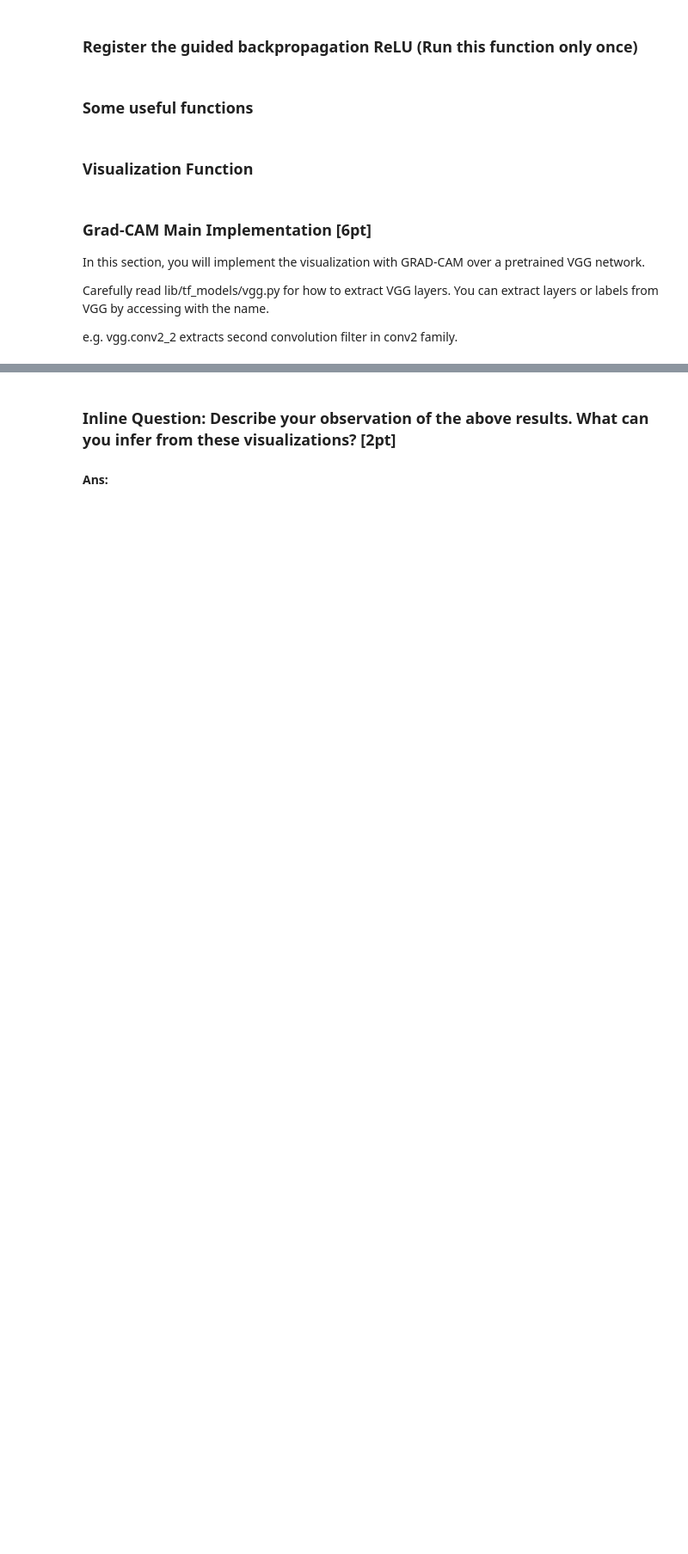
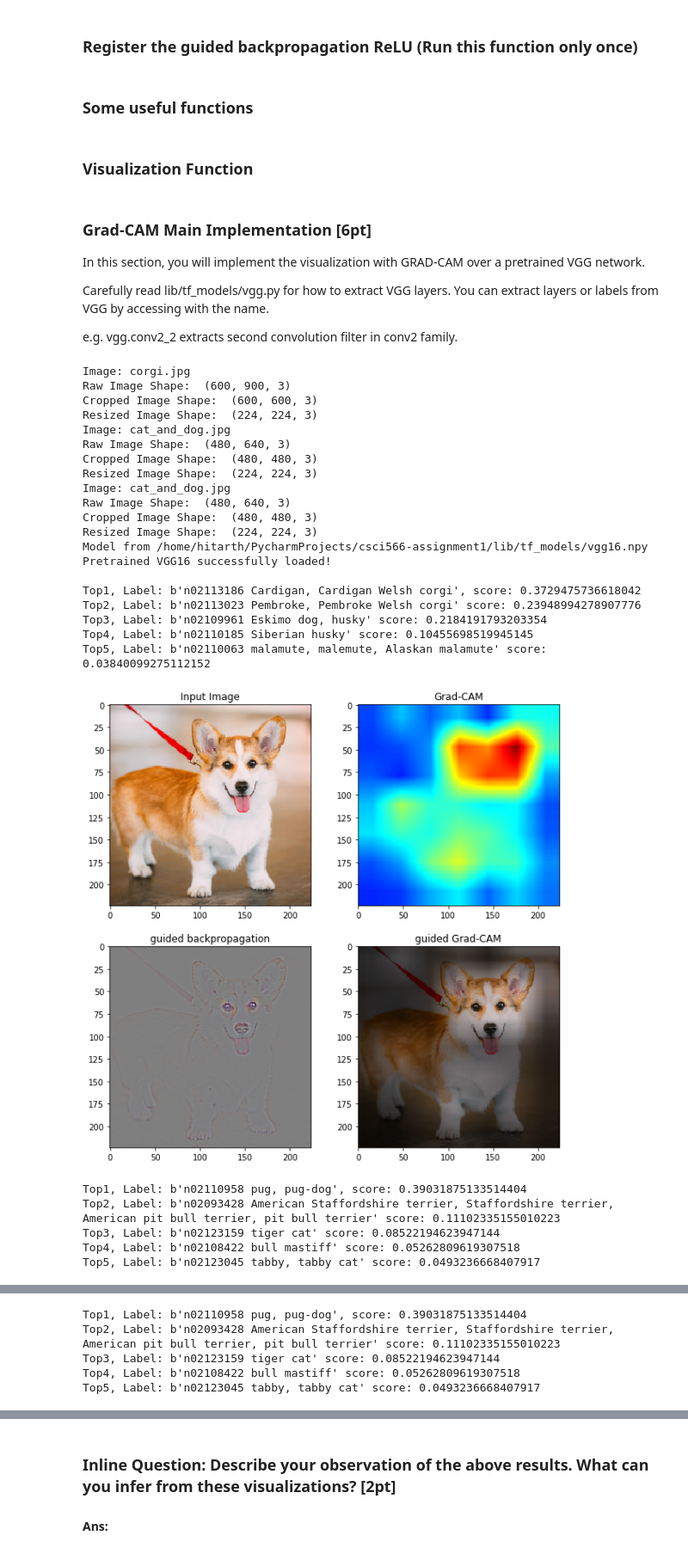
Before and after one commit to hitarthk/csci566-assignment1, a Jupyter notebook: Problem_3.ipynb, the cells around one changed output, grey strips where cells are left out. Shown at 86% size. Drawn from its saved outputs; the diff is of its cells as text; code cells hidden in the pictures; blank space fills up the shorter version.

```diff
--- a/Problem_3.ipynb
+++ b/Problem_3.ipynb
@@ -586,9 +1101,8 @@ one_hot_grad3 = np.expand_dims(one_hot_grad3, axis=0)
 # TODO: Construct a minibatch of data and labels of the                     #
 # images using np.concatenate                                               #
 #############################################################################
-minibatch = None
-labels = None
-
+minibatch = np.concatenate((img1, img2, img3), axis = 0)
+labels = np.concatenate((one_hot_grad1, one_hot_grad2, one_hot_grad3), axis = 0)
 
 # Define the batch size
 batch_size = 3
@@ -612,47 +1126,76 @@ with graph.as_default():
         # Loss: Average of the Signal                                               #
         # Hint: Use tf.reduce_mean() function                                       #
         #############################################################################
-        signal = None
-        loss = None
+        loss = tf.reduce_mean(tf.multiply(vgg.fc8, vgg.labels), axis=1)
 
         #############################################################################
         # TODO: Compute the gradient of loss with respect to pool5 layer.           #
         # Hint: Use tf.gradients() and take the first element of output list        #
         #############################################################################
-        pool5_grad = None
+        pool5_grad = tf.gradients(loss, vgg.pool5)[0]
 
         #############################################################################
         # TODO: Compute the gradient of loss with respect to input layer.           #
         # This is the guided backpropagated gradient                                #
         #############################################################################
-        inputs_grad = None
+        inputs_grad = tf.gradients(loss, vgg.inputs)[0]
 
         eps = tf.constant(1e-5)
         #############################################################################
         # TODO: Normalize the gradients, and add a small number epsilon to it       #
         # Hint: Divide by norm                                                      #
         #############################################################################
-        pool5_grad_normed = None
+        pool5_grad_normed = (pool5_grad / tf.norm(pool5_grad))+eps
 
         #############################################################################
         # TODO: Initializer for the tf variables                                    #
         #############################################################################
-
+        init = tf.global_variables_initializer()
 
 # Run tensorflow
 with tf.Session(graph=graph) as sess:
     sess.run(init)
     #############################################################################
     # TODO: Run the session to get                                              #
     # (1) guided backpropagated gradients to the input                          #
     # (2) activation of pool5 (from vgg)                                        #
     # (3) normalized pool5 gradients                                            #
     # (4) output probabilities (from vgg)                                       #
     # Feed as input: batch of images and labels                                 #
     #############################################################################
-    gb_grads, pool5_act, pool5_grads, prob = None
+    gb_grads = sess.run(inputs_grad, feed_dict = {vgg.inputs: minibatch, vgg.labels: labels})
+    pool5_act = sess.run(vgg.pool5, feed_dict = {vgg.inputs: minibatch, vgg.labels: labels})
+    pool5_grads = sess.run(pool5_grad_normed, feed_dict = {vgg.inputs: minibatch, vgg.labels: labels})
+    prob = sess.run(vgg.prob, feed_dict = {vgg.inputs: minibatch, vgg.labels: labels})
 
     # Visualize the Grad-CAM
     for i in range(batch_size):
         top1, top5 = predicted_labels(prob[i], os.path.join("lib", "synset.txt"))
         visualize(minibatch[i], pool5_act[i], pool5_grads[i], gb_grads[i])
+# %% [output]
+Image: corgi.jpg
+Raw Image Shape:  (600, 900, 3)
+Cropped Image Shape:  (600, 600, 3)
+Resized Image Shape:  (224, 224, 3)
+Image: cat_and_dog.jpg
+Raw Image Shape:  (480, 640, 3)
+Cropped Image Shape:  (480, 480, 3)
+Resized Image Shape:  (224, 224, 3)
+Image: cat_and_dog.jpg
+Raw Image Shape:  (480, 640, 3)
+Cropped Image Shape:  (480, 480, 3)
+Resized Image Shape:  (224, 224, 3)
+Model from /home/hitarth/PycharmProjects/csci566-assignment1/lib/tf_models/vgg16.npy
+Pretrained VGG16 successfully loaded!
+
+Top1, Label: b'n02113186 Cardigan, Cardigan Welsh corgi', score: 0.3729475736618042
+Top2, Label: b'n02113023 Pembroke, Pembroke Welsh corgi' score: 0.23948994278907776
+Top3, Label: b'n02109961 Eskimo dog, husky' score: 0.2184191793203354
+Top4, Label: b'n02110185 Siberian husky' score: 0.10455698519945145
+Top5, Label: b'n02110063 malamute, malemute, Alaskan malamute' score: 0.03840099275112152
+[figure, added]
+Top1, Label: b'n02110958 pug, pug-dog', score: 0.39031875133514404
+Top2, Label: b'n02093428 American Staffordshire terrier, Staffordshire terrier, American pit bull terrier, pit bull terrier' score: 0.11102335155010223
+Top3, Label: b'n02123159 tiger cat' score: 0.08522194623947144
+Top4, Label: b'n02108422 bull mastiff' score: 0.05262809619307518
+Top5, Label: b'n02123045 tabby, tabby cat' score: 0.0493236668407917
@@ -658,0 +1203,5 @@ with tf.Session(graph=graph) as sess:
+Top1, Label: b'n02110958 pug, pug-dog', score: 0.39031875133514404
+Top2, Label: b'n02093428 American Staffordshire terrier, Staffordshire terrier, American pit bull terrier, pit bull terrier' score: 0.11102335155010223
+Top3, Label: b'n02123159 tiger cat' score: 0.08522194623947144
+Top4, Label: b'n02108422 bull mastiff' score: 0.05262809619307518
+Top5, Label: b'n02123045 tabby, tabby cat' score: 0.0493236668407917
```
Also changed, not shown: parts of 15 cells of this notebook, 5 other files.
